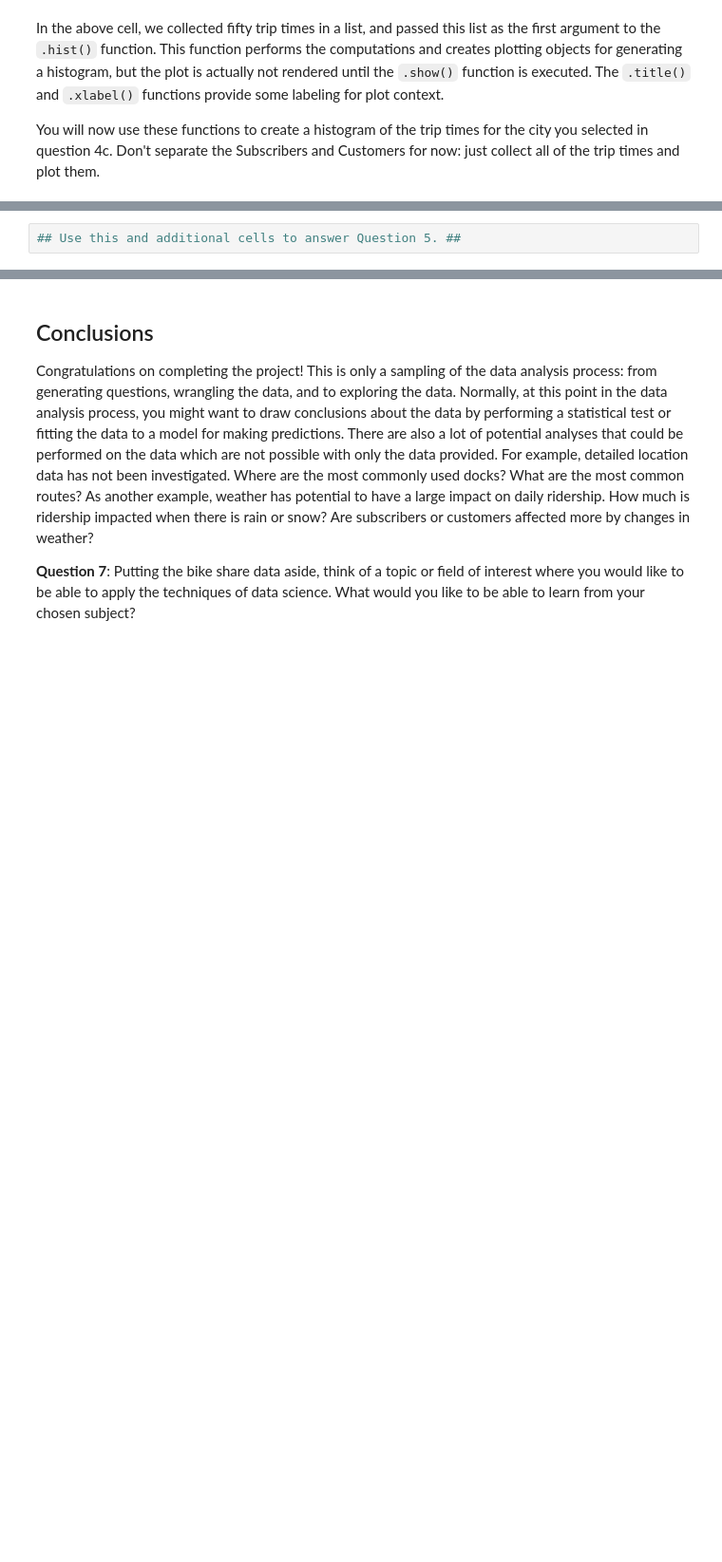
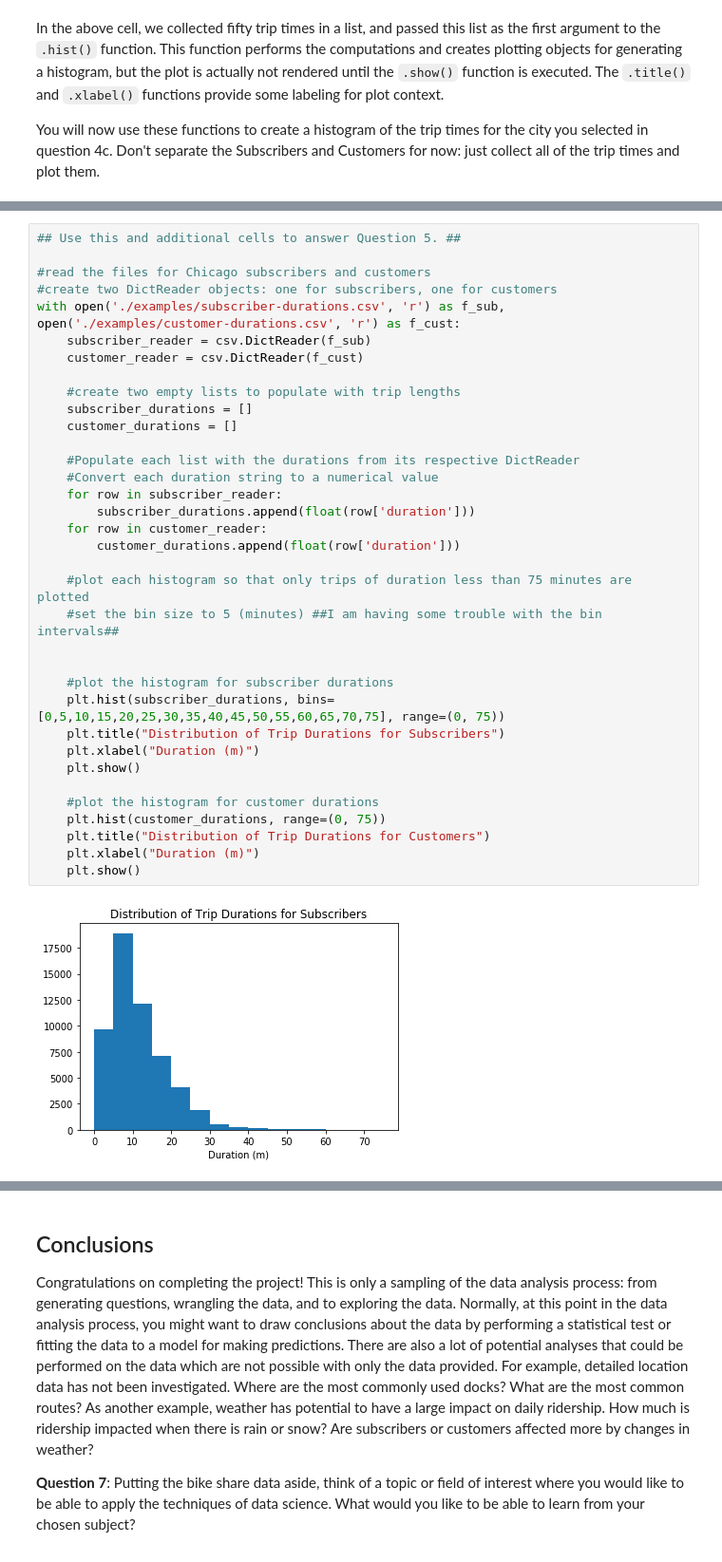
Before and after one commit to ejweisbrod/Bikeshare-project-v1, a Jupyter notebook: Bike_Share_Analysis.ipynb, the cells around one changed output, grey strips where cells are left out. Shown: that part at 95% size. Cells and saved outputs as stored; diff of their text form; blank space fills up the shorter version.

```diff
--- a/Bike_Share_Analysis.ipynb
+++ b/Bike_Share_Analysis.ipynb
@@ -535,2 +725,37 @@ If you followed the use of the `.hist()` and `.show()` functions exactly like in
-# %%
-## Use this and additional cells to answer Question 5. ##
+# %%
+## Use this and additional cells to answer Question 5. ##
+
+#read the files for Chicago subscribers and customers
+#create two DictReader objects: one for subscribers, one for customers
+with open('./examples/subscriber-durations.csv', 'r') as f_sub, open('./examples/customer-durations.csv', 'r') as f_cust:
+    subscriber_reader = csv.DictReader(f_sub)
+    customer_reader = csv.DictReader(f_cust)
+
+    #create two empty lists to populate with trip lengths
+    subscriber_durations = []
+    customer_durations = []
+
+    #Populate each list with the durations from its respective DictReader
+    #Convert each duration string to a numerical value
+    for row in subscriber_reader:
+        subscriber_durations.append(float(row['duration']))
+    for row in customer_reader:
+        customer_durations.append(float(row['duration']))
+
+    #plot each histogram so that only trips of duration less than 75 minutes are plotted
+    #set the bin size to 5 (minutes) ##I am having some trouble with the bin intervals##
+
+
+    #plot the histogram for subscriber durations
+    plt.hist(subscriber_durations, bins=[0,5,10,15,20,25,30,35,40,45,50,55,60,65,70,75], range=(0, 75))
+    plt.title("Distribution of Trip Durations for Subscribers")
+    plt.xlabel("Duration (m)")
+    plt.show()
+
+    #plot the histogram for customer durations
+    plt.hist(customer_durations, range=(0, 75))
+    plt.title("Distribution of Trip Durations for Customers")
+    plt.xlabel("Duration (m)")
+    plt.show()
+# %% [output]
+[figure, added]
```
Also changed, not shown: parts of 26 cells of this notebook.
